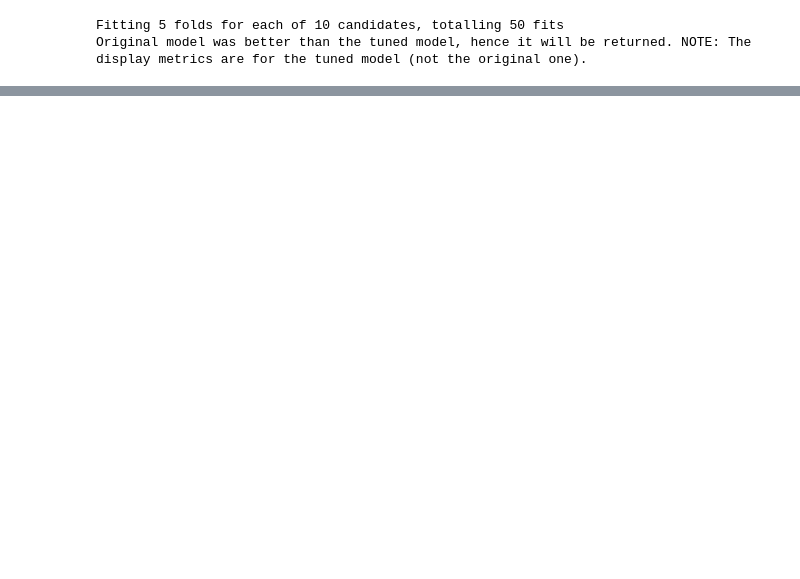
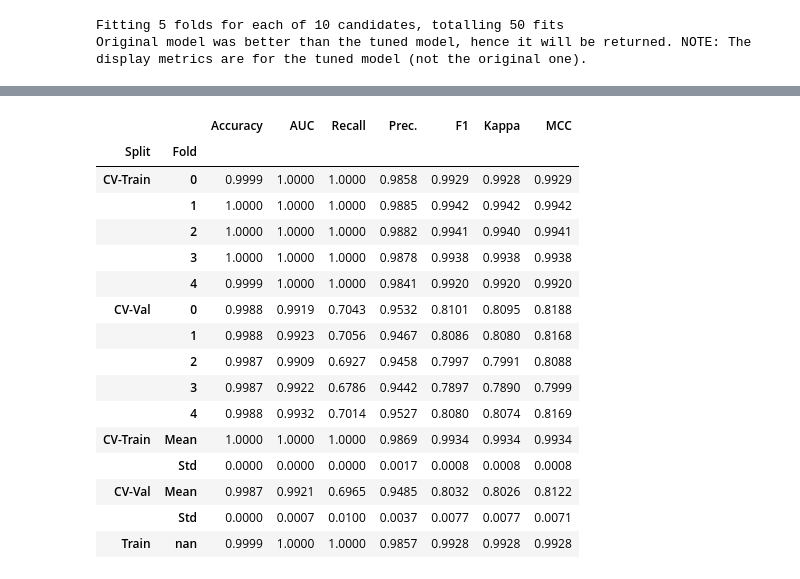
Before and after one commit to chun-yu-L/Credit-Card-Fraud-Prediction-2023, a Jupyter notebook: PyCaret_trial.ipynb, the cells around one changed output, grey strips where cells are left out. Drawn from its saved outputs; the diff is of its cells as text; code cells hidden in the pictures; blank space fills up the shorter version.

Commit message:
AutoML_best_optimize_threshold
Add 4 *.pkl file
15_best_optimize_threshold
16_best_optimize_threshold_caliberated
16_bst_by_automl_optimize_threshold_finalize
17_bst_threshold_caliberate

```diff
--- a/PyCaret_trial.ipynb
+++ b/PyCaret_trial.ipynb
@@ -515,5 +515,5 @@ tune_rf_model = exp.tune_model(rf_model, optimize='F1')
 Fitting 5 folds for each of 10 candidates, totalling 50 fits
 Original model was better than the tuned model, hence it will be returned. NOTE: The display metrics are for the tuned model (not the original one).
 # %%
-blend_rf_lgbm = exp.blend_models(['tune_lgbm_model', 'tune_rf_model'], optimize='F1', return_train_score=True)
+blend_rf_lgbm = exp.blend_models([tune_lgbm_model, tune_rf_model], optimize='F1', return_train_score=True)
 # %% [output]
@@ -519,0 +521,17 @@ blend_rf_lgbm = exp.blend_models(['tune_lgbm_model', 'tune_rf_model'], optimize=
+|  |  | Accuracy | AUC | Recall | Prec. | F1 | Kappa | MCC |
+| Split | Fold |  |  |  |  |  |  |  |
+| CV-Train | 0 | 0.9999 | 1.0000 | 1.0000 | 0.9858 | 0.9929 | 0.9928 | 0.9929 |
+|  | 1 | 1.0000 | 1.0000 | 1.0000 | 0.9885 | 0.9942 | 0.9942 | 0.9942 |
+|  | 2 | 1.0000 | 1.0000 | 1.0000 | 0.9882 | 0.9941 | 0.9940 | 0.9941 |
+|  | 3 | 1.0000 | 1.0000 | 1.0000 | 0.9878 | 0.9938 | 0.9938 | 0.9938 |
+|  | 4 | 0.9999 | 1.0000 | 1.0000 | 0.9841 | 0.9920 | 0.9920 | 0.9920 |
+| CV-Val | 0 | 0.9988 | 0.9919 | 0.7043 | 0.9532 | 0.8101 | 0.8095 | 0.8188 |
+|  | 1 | 0.9988 | 0.9923 | 0.7056 | 0.9467 | 0.8086 | 0.8080 | 0.8168 |
+|  | 2 | 0.9987 | 0.9909 | 0.6927 | 0.9458 | 0.7997 | 0.7991 | 0.8088 |
+|  | 3 | 0.9987 | 0.9922 | 0.6786 | 0.9442 | 0.7897 | 0.7890 | 0.7999 |
+|  | 4 | 0.9988 | 0.9932 | 0.7014 | 0.9527 | 0.8080 | 0.8074 | 0.8169 |
+| CV-Train | Mean | 1.0000 | 1.0000 | 1.0000 | 0.9869 | 0.9934 | 0.9934 | 0.9934 |
+|  | Std | 0.0000 | 0.0000 | 0.0000 | 0.0017 | 0.0008 | 0.0008 | 0.0008 |
+| CV-Val | Mean | 0.9987 | 0.9921 | 0.6965 | 0.9485 | 0.8032 | 0.8026 | 0.8122 |
+|  | Std | 0.0000 | 0.0007 | 0.0100 | 0.0037 | 0.0077 | 0.0077 | 0.0071 |
+| Train | nan | 0.9999 | 1.0000 | 1.0000 | 0.9857 | 0.9928 | 0.9928 | 0.9928 |
```
Also changed, not shown: parts of 13 cells of this notebook.
